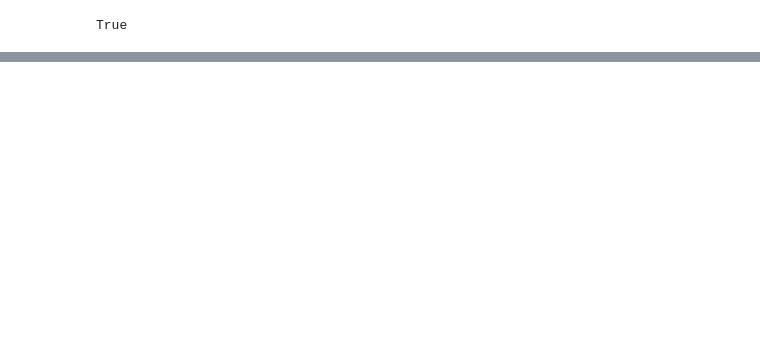
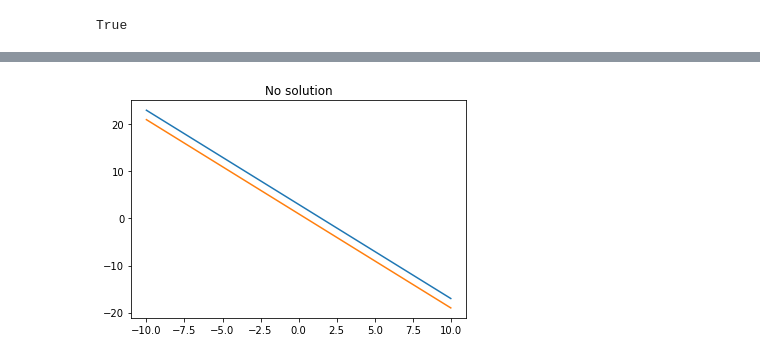
Before and after one commit to Aclira/Aula6, a Jupyter notebook: Aula6_Acza.ipynb, the cells around one changed output, grey strips where cells are left out. Cells and saved outputs as stored; diff of their text form; code cells hidden in the pictures; blank space fills up the shorter version.

```diff
--- a/Aula6_Acza.ipynb
+++ b/Aula6_Acza.ipynb
@@ -61,0 +47,16 @@ passa 2 vetors, usa x e y e faz os coiso lá pra obter o final.(Trabalho pra cas
+# %%
+def func(t):
+    return (3-(t*2))
+
+def func2(t):
+    return ((2-(t*4))/2)
+
+n = np.linspace(-10,10, num=100)
+
+plt.plot(n, func(n))
+plt.plot(n, func2(n))
+
+plt.title('No solution')
+plt.show()
+# %% [output]
+[figure, added]
```
Also changed, not shown: parts of 9 cells of this notebook.
